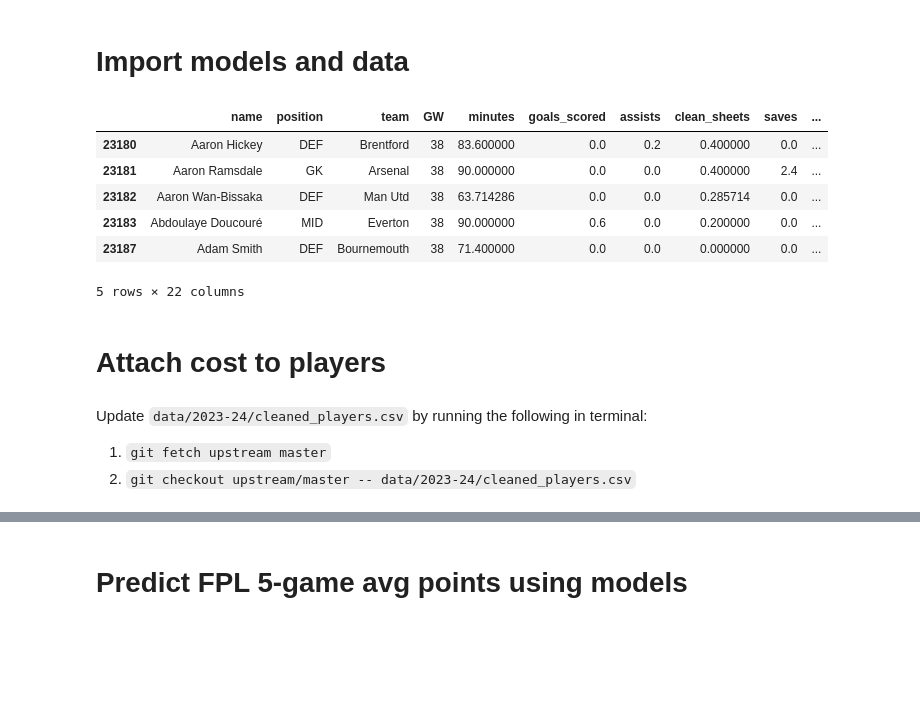
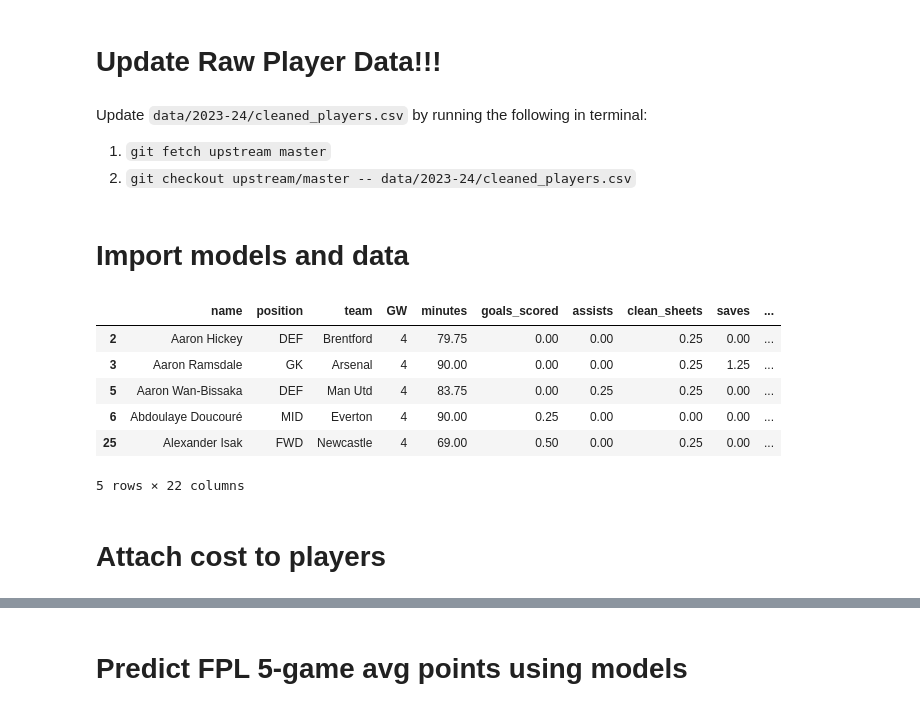
Before and after one commit to tz1211/FPL-Moneyball, a Jupyter notebook: code/prediction_pipeline/prediction_pipeline.ipynb, the cells around one changed output, grey strips where cells are left out. Cells and saved outputs as stored; diff of their text form; code cells hidden in the pictures; blank space fills up the shorter version.

Commit message:
update prediction pipeline to 2024 season

```diff
--- a/code/prediction_pipeline/prediction_pipeline.ipynb
+++ b/code/prediction_pipeline/prediction_pipeline.ipynb
@@ -6,18 +6,26 @@ from prediction_utils import scrape_standing, get_team_standing, get_sched_stren
+# %% [markdown]
+# Update Raw Player Data!!!
+# %% [markdown]
+Update `data/2023-24/cleaned_players.csv` by running the following in terminal:
+1. `git fetch upstream master`
+2. `git checkout upstream/master -- data/2023-24/cleaned_players.csv`
+# %%
+# The game week making prediction for
+current_gw = 5
 # %% [markdown]
 # Import models and data
 # %%
-df = pd.read_csv("../../data/cleaned_data/2023_cleaned_ML_data.csv")
-df = df[df["5_gw_fpl_pts"].isna()]
+df = pd.read_csv("../../data/cleaned_data/2024_cleaned_prediction_data.csv")
 df = df[df["minutes"] >= 60.0]
-df.drop("5_gw_fpl_pts", axis=1, inplace=True)
-df.head()
+df_current = df[df["GW"]==current_gw-1]
+df_current.head()
 # %% [output]
 |  | name | position | team | GW | minutes | goals_scored | assists | clean_sheets | saves | ... |
-| 23180 | Aaron Hickey | DEF | Brentford | 38 | 83.600000 | 0.0 | 0.2 | 0.400000 | 0.0 | ... |
-| 23181 | Aaron Ramsdale | GK | Arsenal | 38 | 90.000000 | 0.0 | 0.0 | 0.400000 | 2.4 | ... |
-| 23182 | Aaron Wan-Bissaka | DEF | Man Utd | 38 | 63.714286 | 0.0 | 0.0 | 0.285714 | 0.0 | ... |
-| 23183 | Abdoulaye Doucouré | MID | Everton | 38 | 90.000000 | 0.6 | 0.0 | 0.200000 | 0.0 | ... |
-| 23187 | Adam Smith | DEF | Bournemouth | 38 | 71.400000 | 0.0 | 0.0 | 0.000000 | 0.0 | ... |
+| 2 | Aaron Hickey | DEF | Brentford | 4 | 79.75 | 0.00 | 0.00 | 0.25 | 0.00 | ... |
+| 3 | Aaron Ramsdale | GK | Arsenal | 4 | 90.00 | 0.00 | 0.00 | 0.25 | 1.25 | ... |
+| 5 | Aaron Wan-Bissaka | DEF | Man Utd | 4 | 83.75 | 0.00 | 0.25 | 0.25 | 0.00 | ... |
+| 6 | Abdoulaye Doucouré | MID | Everton | 4 | 90.00 | 0.25 | 0.00 | 0.00 | 0.00 | ... |
+| 25 | Alexander Isak | FWD | Newcastle | 4 | 69.00 | 0.50 | 0.00 | 0.25 | 0.00 | ... |
 5 rows × 22 columns
 # %%
 fwd_model = xgb.XGBRegressor()
@@ -30,10 +38,6 @@ gk_model = xgb.XGBRegressor()
 gk_model.load_model("../../data/models/gk_model.json")
 # %% [markdown]
 # Attach cost to players
-# %% [markdown]
-Update `data/2023-24/cleaned_players.csv` by running the following in terminal:
-1. `git fetch upstream master`
-2. `git checkout upstream/master -- data/2023-24/cleaned_players.csv`
 # %%
 df_players = pd.read_csv("../../data/2023-24/cleaned_players.csv")
 df_players["name"] = df_players.apply(lambda row: row["first_name"] + " " + row["second_name"], axis=1)
```
Also changed, not shown: parts of 22 cells of this notebook, 3 other files.
